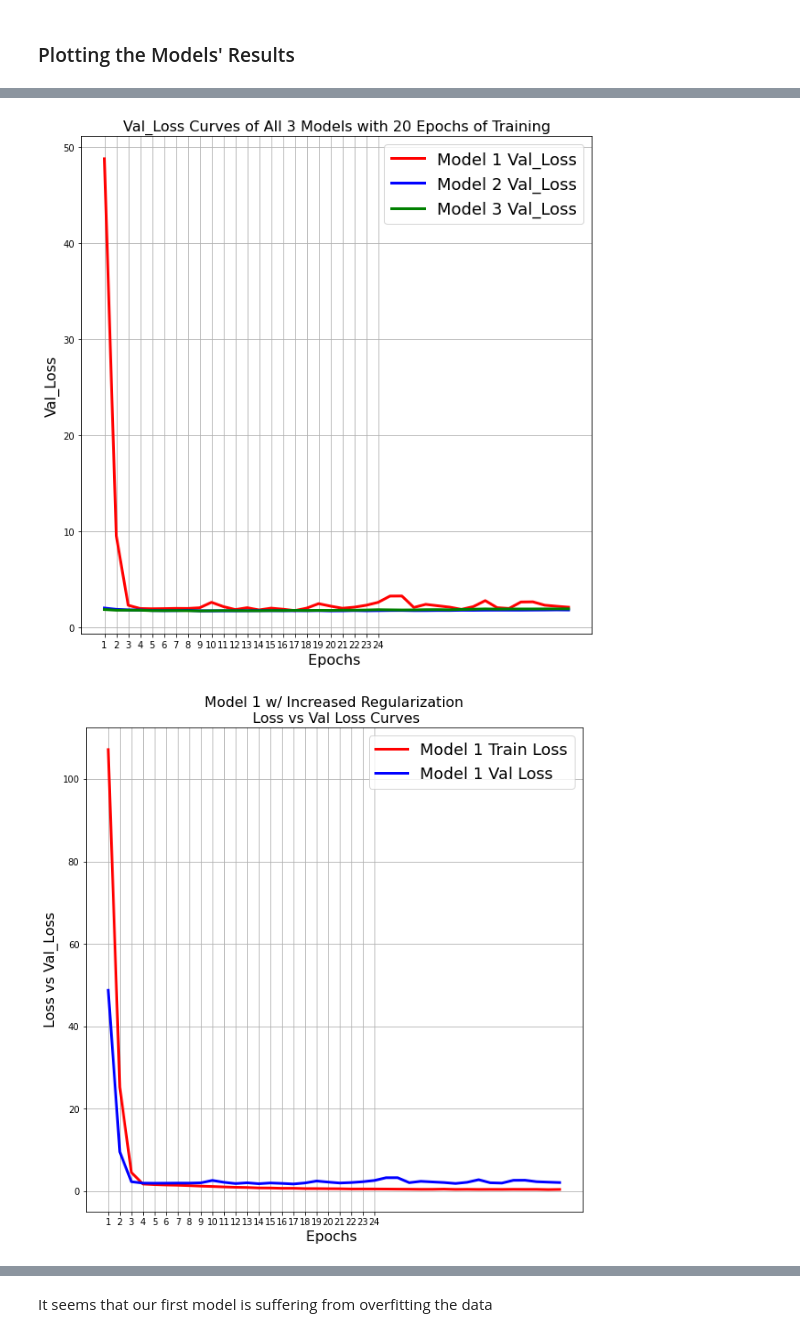
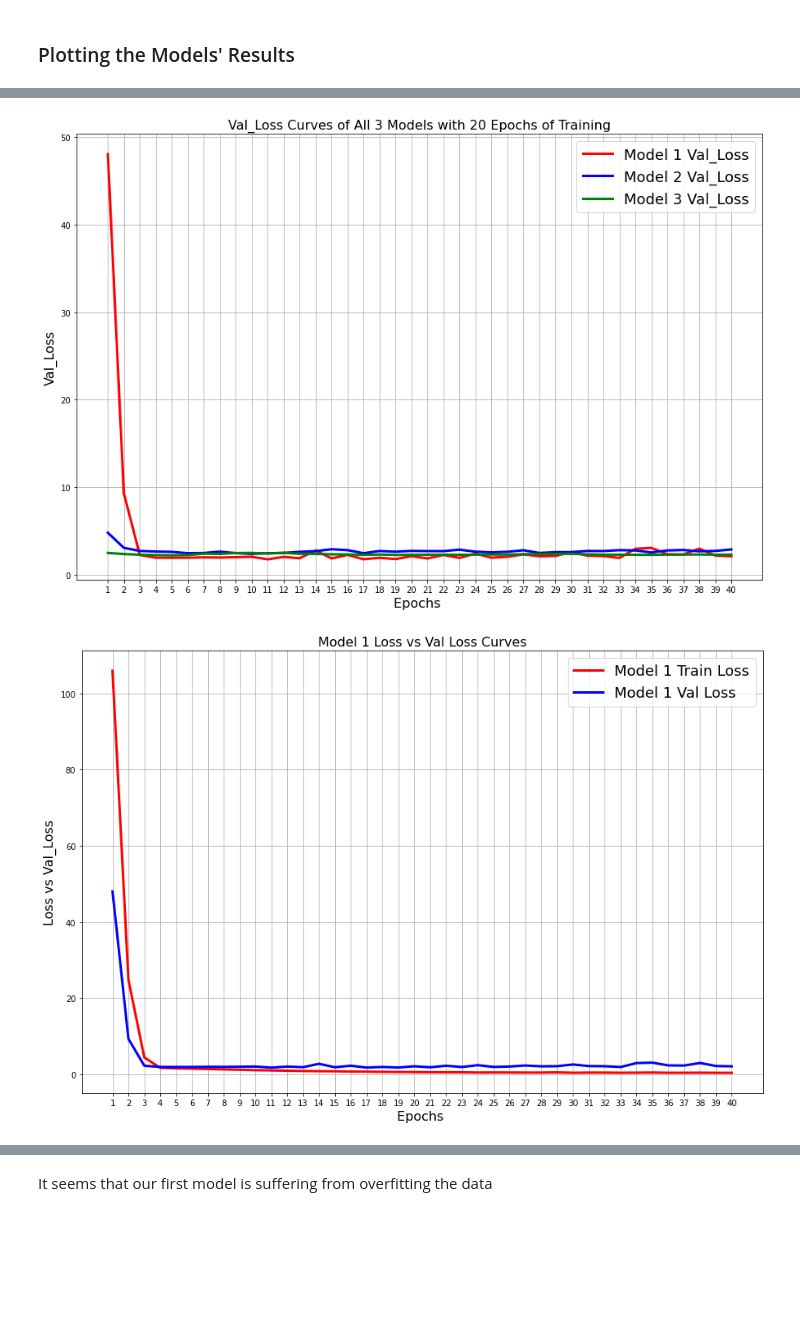
Before and after one commit to Grieze/CSC-767, a Jupyter notebook: Project 1/CNN Project.ipynb, the cells around one changed output, grey strips where cells are left out. Cells and saved outputs as stored; diff of their text form; code cells hidden in the pictures; blank space fills up the shorter version.

```diff
--- a/Project 1/CNN Project.ipynb
+++ b/Project 1/CNN Project.ipynb
@@ -157,7 +157,7 @@ Trainable params: 693,766
 Non-trainable params: 1,792
 _________________________________________________________________
 # %%
-model1_history = model.fit(X_train, y_train, batch_size=128, epochs=20,
+model1_history = model.fit(X_train, y_train, batch_size=128, epochs=40,
                                    verbose=1, validation_data=(X_valid, y_valid))
 # %% [output]
 Train on 5956 samples, validate on 1702 samples
@@ -374,30 +380,30 @@ plt.grid()
 # %%
 # Plotting Val Loss Curves for all 3 Models
-plt.figure(figsize=[10,10])
+plt.figure(figsize=[15,10])
 plt.plot(model1_history.history['val_loss'], 'r', linewidth=3.0)
 plt.plot(model2_history.history['val_loss'],'b',linewidth=3.0)
 plt.plot(model3_history.history['val_loss'],'g',linewidth=3.0)
 plt.legend(['Model 1 Val_Loss', 'Model 2 Val_Loss', 'Model 3 Val_Loss'],fontsize=18)
 plt.xlabel('Epochs ',fontsize=16)
-plt.xticks([i for i in range(0,24)],[i for i in range(1,25)])
+plt.xticks([i for i in range(0,40)],[i for i in range(1,41)])
 plt.ylabel('Val_Loss',fontsize=16)
 plt.title('Val_Loss Curves of All 3 Models with 20 Epochs of Training',fontsize=16)
 plt.grid()
 # %% [output]
-[figure, old version]
+[figure, new version]
 # %%
 # Plotting Model 1's losses
 plt.figure(figsize=[15,10])
 plt.plot(model1_history.history['loss'], 'r', linewidth=3.0)
 plt.plot(model1_history.history['val_loss'],'b',linewidth=3.0)
 plt.legend(['Model 1 Train Loss', 'Model 1 Val Loss'],fontsize=18)
 plt.xlabel('Epochs ',fontsize=16)
-plt.xticks([i for i in range(0,24)],[i for i in range(1,25)])
+plt.xticks([i for i in range(0,40)],[i for i in range(1,41)])
 plt.ylabel('Loss vs Val_Loss',fontsize=16)
-plt.title('Model 1 w/ Increased Regularization\n Loss vs Val Loss Curves',fontsize=16)
+plt.title('Model 1 Loss vs Val Loss Curves',fontsize=16)
 plt.grid()
 # %% [output]
-[figure, old version]
+[figure, new version]
 # %%
 # Plotting Model 1's Accuracies
 plt.figure(figsize=[15,10])
```
Also changed, not shown: parts of 41 cells of this notebook.
